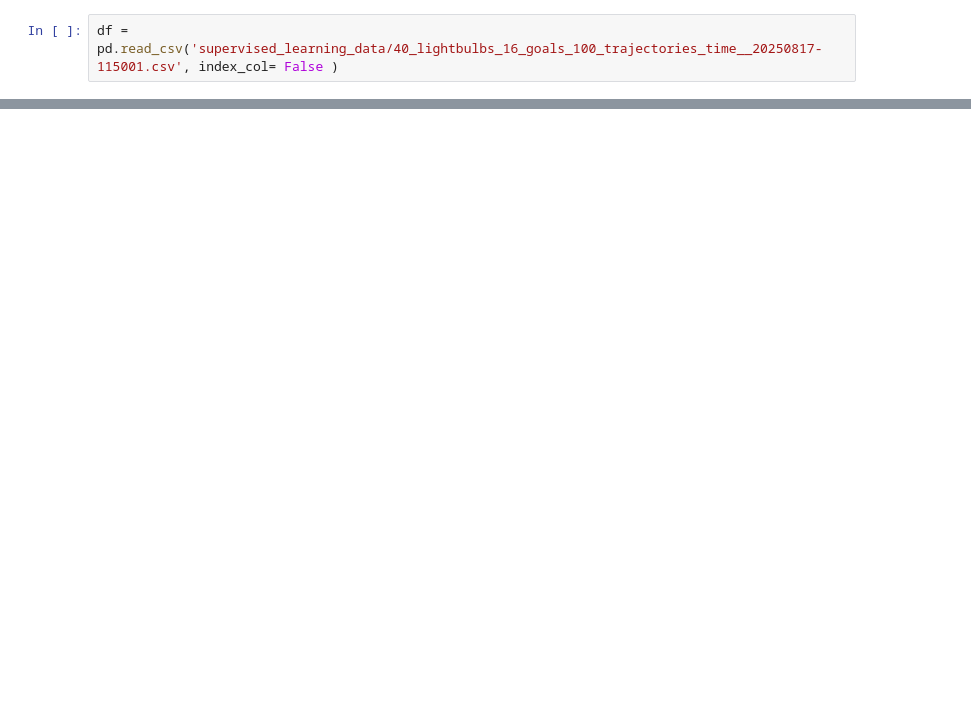
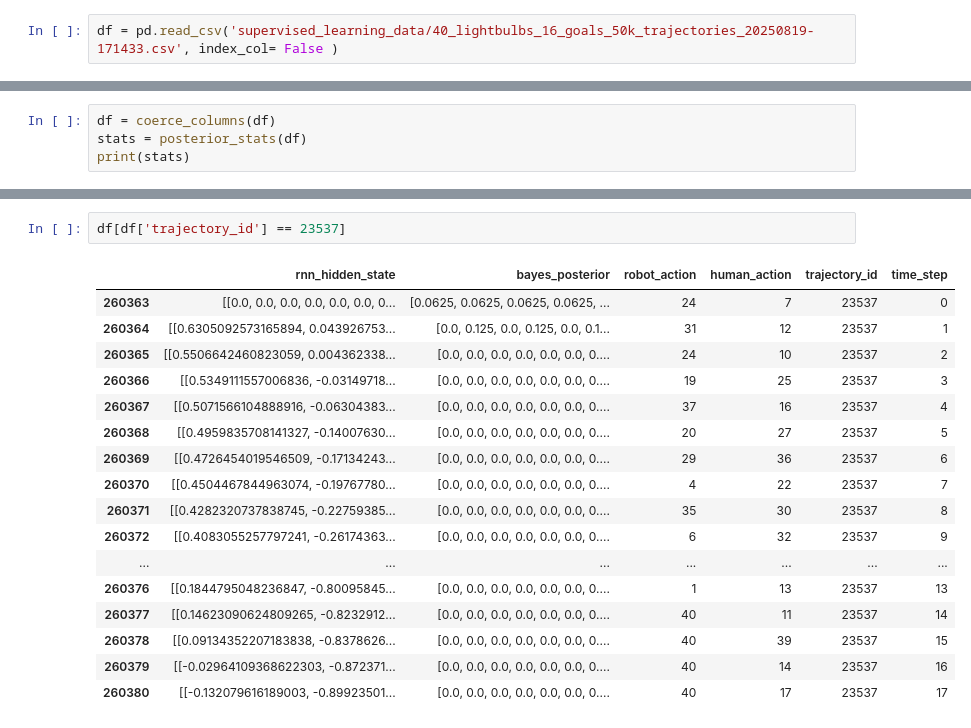
Before and after one commit to juan-lievano/pobax, a Jupyter notebook: scripts/bayesian_posterior_probe/statistics_on_trajectories.ipynb, the cells around one changed output, grey strips where cells are left out. Cells and saved outputs as stored; diff of their text form; blank space fills up the shorter version.

Commit message:
added notebook describing sampled trajectories and with linear probe

```diff
--- a/scripts/bayesian_posterior_probe/statistics_on_trajectories.ipynb
+++ b/scripts/bayesian_posterior_probe/statistics_on_trajectories.ipynb
@@ -3,2 +4,2 @@ import pandas as pd
 # %%
-df = pd.read_csv('supervised_learning_data/40_lightbulbs_16_goals_100_trajectories_time__20250817-115001.csv', index_col= False )
+df = pd.read_csv('supervised_learning_data/40_lightbulbs_16_goals_50k_trajectories_20250819-171433.csv', index_col= False )
@@ -30,0 +90,4 @@ float(lens1.mean()), float(lens2.mean()), (lens1 == lens2).all()
+# %%
+df = coerce_columns(df)
+stats = posterior_stats(df)
+print(stats)
@@ -30,0 +119,20 @@ float(lens1.mean()), float(lens2.mean()), (lens1 == lens2).all()
+# %%
+df[df['trajectory_id'] == 23537]
+# %% [output]
+|  | rnn_hidden_state | bayes_posterior | robot_action | human_action | trajectory_id | time_step |
+| 260363 | [[0.0, 0.0, 0.0, 0.0, 0.0, 0.0, 0... | [0.0625, 0.0625, 0.0625, 0.0625, ... | 24 | 7 | 23537 | 0 |
+| 260364 | [[0.6305092573165894, 0.043926753... | [0.0, 0.125, 0.0, 0.125, 0.0, 0.1... | 31 | 12 | 23537 | 1 |
+| 260365 | [[0.5506642460823059, 0.004362338... | [0.0, 0.0, 0.0, 0.0, 0.0, 0.0, 0.... | 24 | 10 | 23537 | 2 |
+| 260366 | [[0.5349111557006836, -0.03149718... | [0.0, 0.0, 0.0, 0.0, 0.0, 0.0, 0.... | 19 | 25 | 23537 | 3 |
+| 260367 | [[0.5071566104888916, -0.06304383... | [0.0, 0.0, 0.0, 0.0, 0.0, 0.0, 0.... | 37 | 16 | 23537 | 4 |
+| 260368 | [[0.4959835708141327, -0.14007630... | [0.0, 0.0, 0.0, 0.0, 0.0, 0.0, 0.... | 20 | 27 | 23537 | 5 |
+| 260369 | [[0.4726454019546509, -0.17134243... | [0.0, 0.0, 0.0, 0.0, 0.0, 0.0, 0.... | 29 | 36 | 23537 | 6 |
+| 260370 | [[0.4504467844963074, -0.19767780... | [0.0, 0.0, 0.0, 0.0, 0.0, 0.0, 0.... | 4 | 22 | 23537 | 7 |
+| 260371 | [[0.4282320737838745, -0.22759385... | [0.0, 0.0, 0.0, 0.0, 0.0, 0.0, 0.... | 35 | 30 | 23537 | 8 |
+| 260372 | [[0.4083055257797241, -0.26174363... | [0.0, 0.0, 0.0, 0.0, 0.0, 0.0, 0.... | 6 | 32 | 23537 | 9 |
+| ... | ... | ... | ... | ... | ... | ... |
+| 260376 | [[0.1844795048236847, -0.80095845... | [0.0, 0.0, 0.0, 0.0, 0.0, 0.0, 0.... | 1 | 13 | 23537 | 13 |
+| 260377 | [[0.14623090624809265, -0.8232912... | [0.0, 0.0, 0.0, 0.0, 0.0, 0.0, 0.... | 40 | 11 | 23537 | 14 |
+| 260378 | [[0.09134352207183838, -0.8378626... | [0.0, 0.0, 0.0, 0.0, 0.0, 0.0, 0.... | 40 | 39 | 23537 | 15 |
+| 260379 | [[-0.02964109368622303, -0.872371... | [0.0, 0.0, 0.0, 0.0, 0.0, 0.0, 0.... | 40 | 14 | 23537 | 16 |
+| 260380 | [[-0.132079616189003, -0.89923501... | [0.0, 0.0, 0.0, 0.0, 0.0, 0.0, 0.... | 40 | 17 | 23537 | 17 |
```
Also changed, not shown: parts of 12 cells of this notebook.
